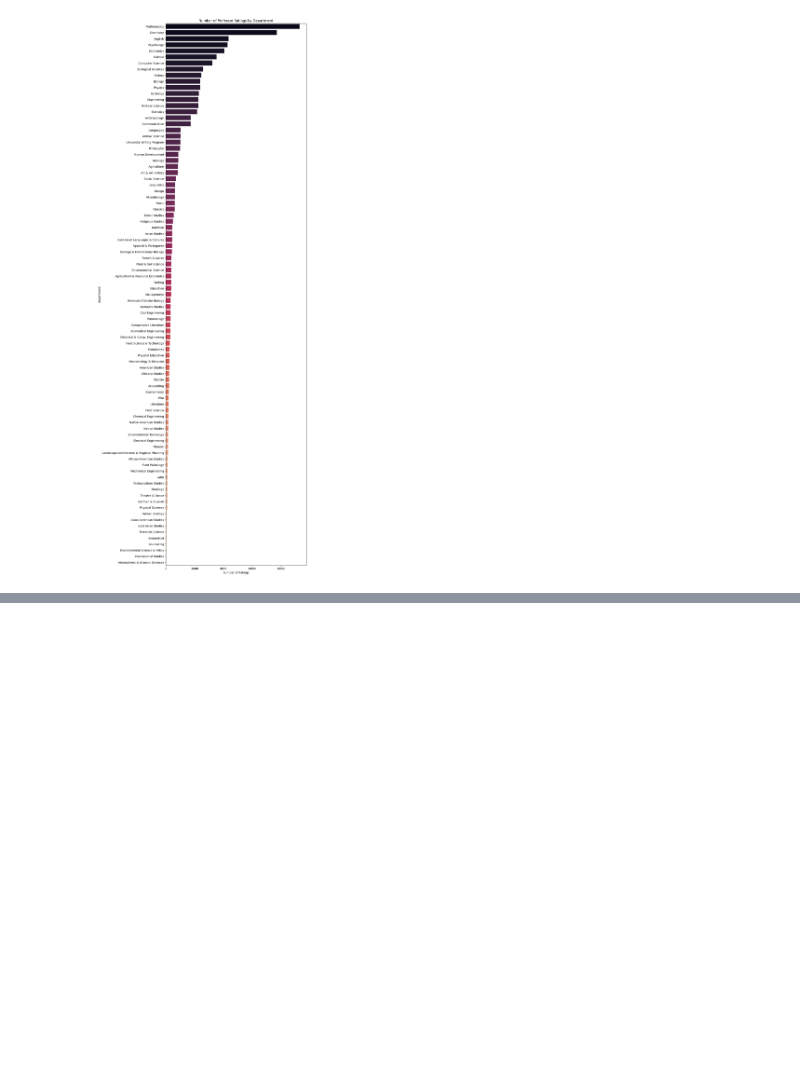
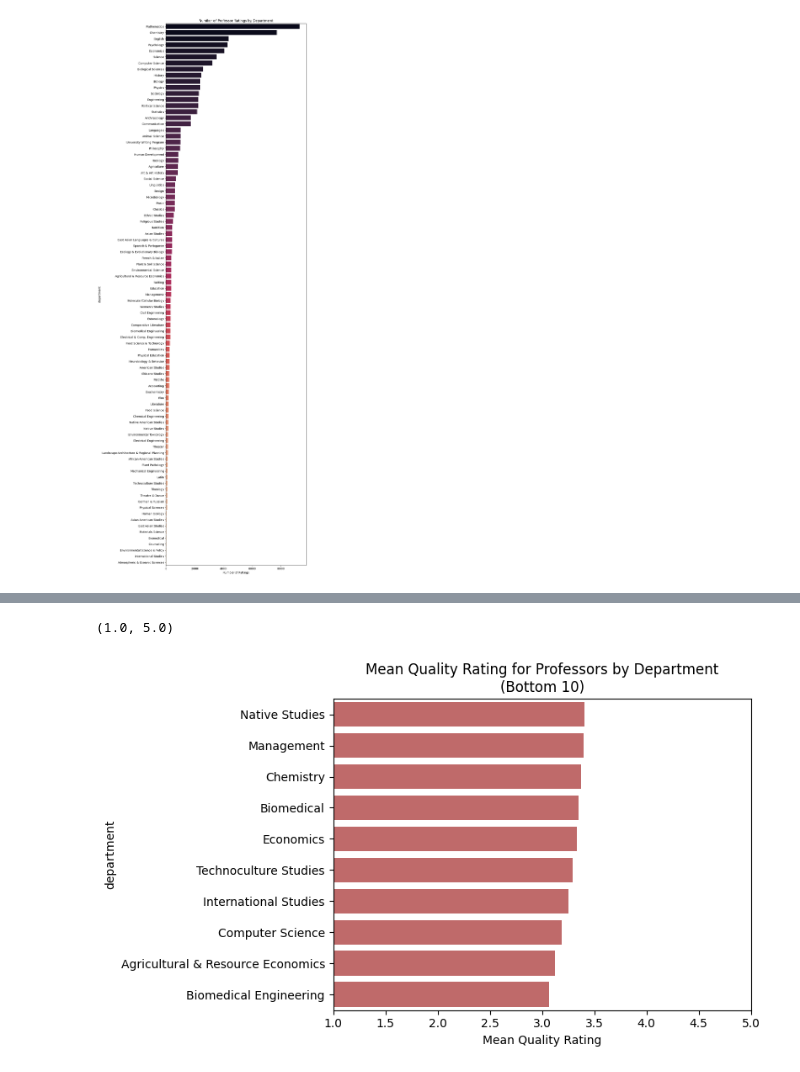
Before and after one commit to Riley-Adams/sta141b_project, a Jupyter notebook: profsEDA.ipynb, the cells around one changed output, grey strips where cells are left out. Saved outputs shown, nothing was run; the diff lists cells and outputs as text; code cells hidden in the pictures; blank space fills up the shorter version.

```diff
--- a/profsEDA.ipynb
+++ b/profsEDA.ipynb
@@ -705,0 +722,12 @@ Text(0.5, 0, 'Number of Ratings')
+# %%
+# rating by dept barplot (Bottom 10)
+fig,ax = plt.subplots()
+sns.barplot(rating_by_dept, y=rating_by_dept.tail(10)['department'], x=rating_by_dept.tail(10)['avgRating'],
+            color='indianred',
+            ax = ax)
+plt.title("Mean Quality Rating for Professors by Department\n(Bottom 10)")
+plt.xlabel("Mean Quality Rating")
+ax.set_xlim(1,5)
+# %% [output]
+(1.0, 5.0)
+[figure, added]
```
Also changed, not shown: parts of 9 cells of this notebook.
